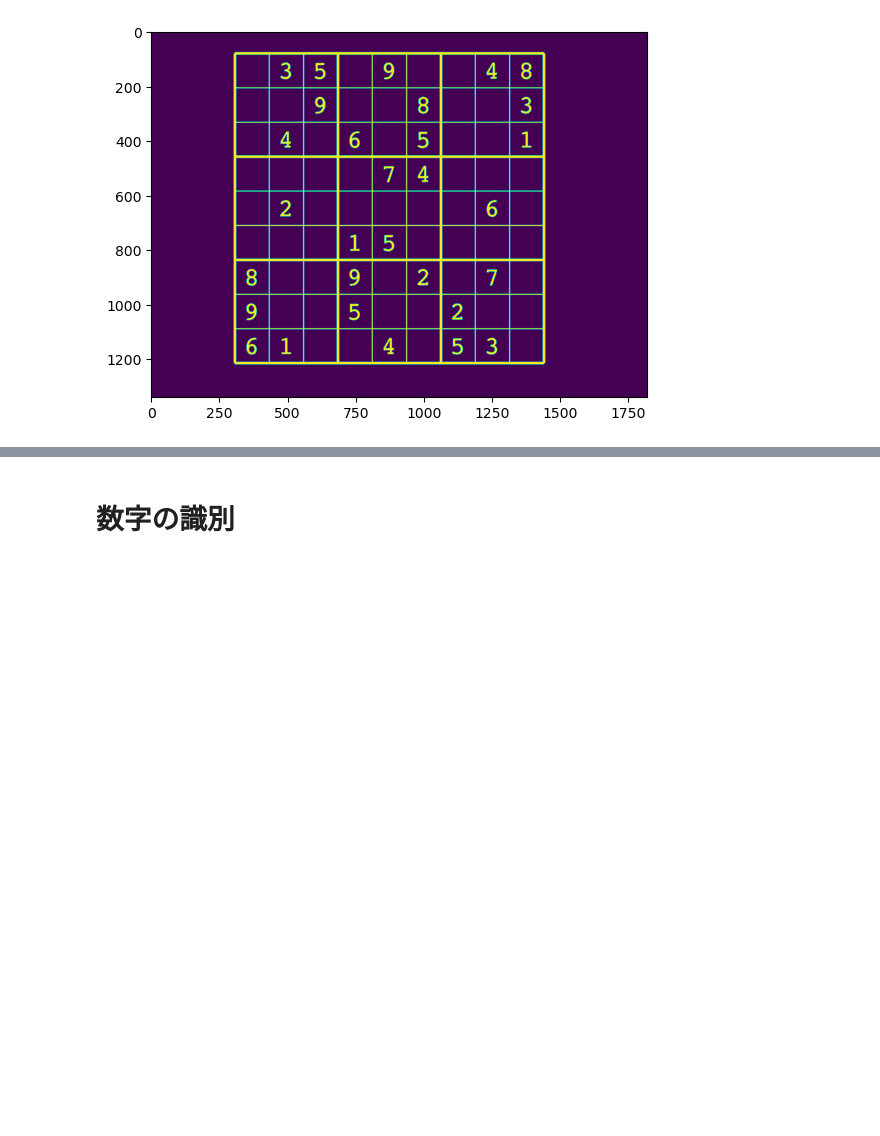
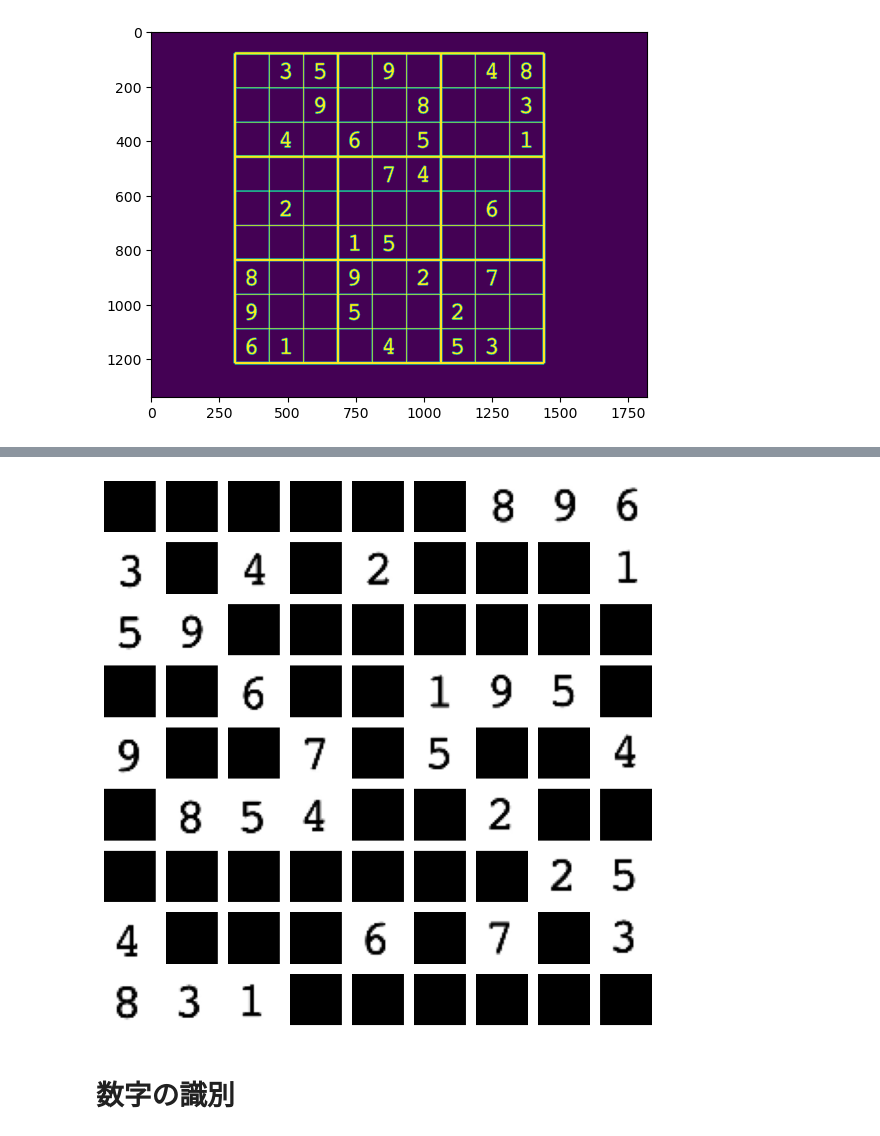
Before and after one commit to yuonoda/sudoku-solver, a Jupyter notebook: internal/trial.ipynb, the cells around one changed output, grey strips where cells are left out. Cells and saved outputs as stored; diff of their text form; code cells hidden in the pictures; blank space fills up the shorter version.

```diff
--- a/internal/trial.ipynb
+++ b/internal/trial.ipynb
@@ -49,3 +144,21 @@ plt.show()
+# %%
+import matplotlib.pyplot as plt
+
+# 9x9のグリッドを作り、各セルに画像をプロット
+fig, axs = plt.subplots(9, 9, figsize=(9, 9))
+
+# グリッドをフラットにしてイテレーションを行いやすくする
+axs = axs.flatten()
+
+# 各軸（ax）について画像をプロット
+for ax, cell in zip(axs, cell_images):
+    # ax.imshow(cv2.cvtColor(cell, cv2.COLOR_G)) # BGRからRGBへ変換
+    ax.imshow(cell, cmap="gray") # BGRからRGBへ変換
+    ax.axis('off')  # 軸の情報をオフにする
+
+plt.show()
+# %% [output]
+[figure, added]
 # %% [markdown]
 # 数字の識別
 # %%
```
Also changed, not shown: parts of 9 cells of this notebook.
